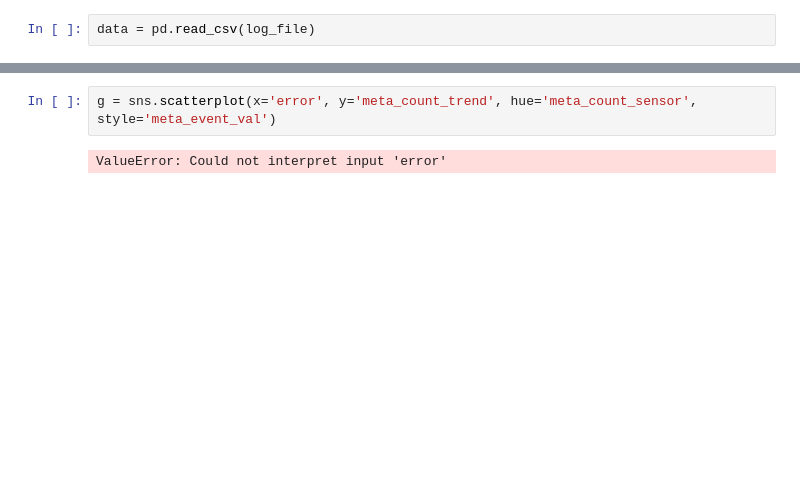
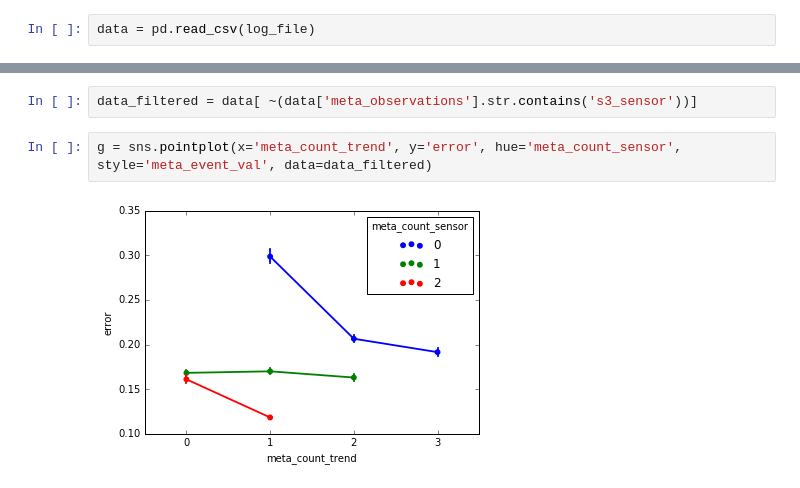
Before and after one commit to mmmatthew/cq-analysis, a Jupyter notebook: result analysis.ipynb, the cells around one changed output, grey strips where cells are left out. Saved outputs shown, nothing was run; the diff lists cells and outputs as text; blank space fills up the shorter version.

```diff
--- a/result analysis.ipynb
+++ b/result analysis.ipynb
@@ -19,4 +94,6 @@ data.head(3)
+# %%
+data_filtered = data[ ~(data['meta_observations'].str.contains('s3_sensor'))]
 # %%
-g = sns.scatterplot(x='error', y='meta_count_trend', hue='meta_count_sensor', style='meta_event_val')
+g = sns.pointplot(x='meta_count_trend', y='error', hue='meta_count_sensor', style='meta_event_val', data=data_filtered)
 # %% [output]
-ValueError: Could not interpret input 'error'
+[figure, added]
```
Also changed, not shown: parts of 15 cells of this notebook, 6 other files.
